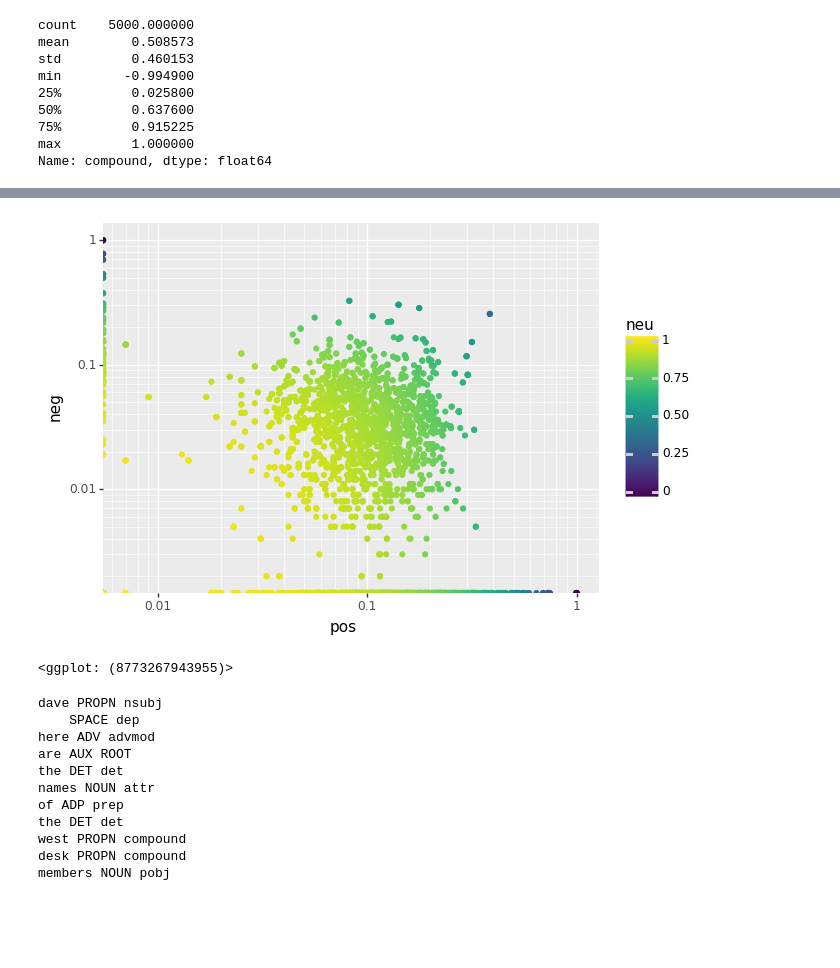
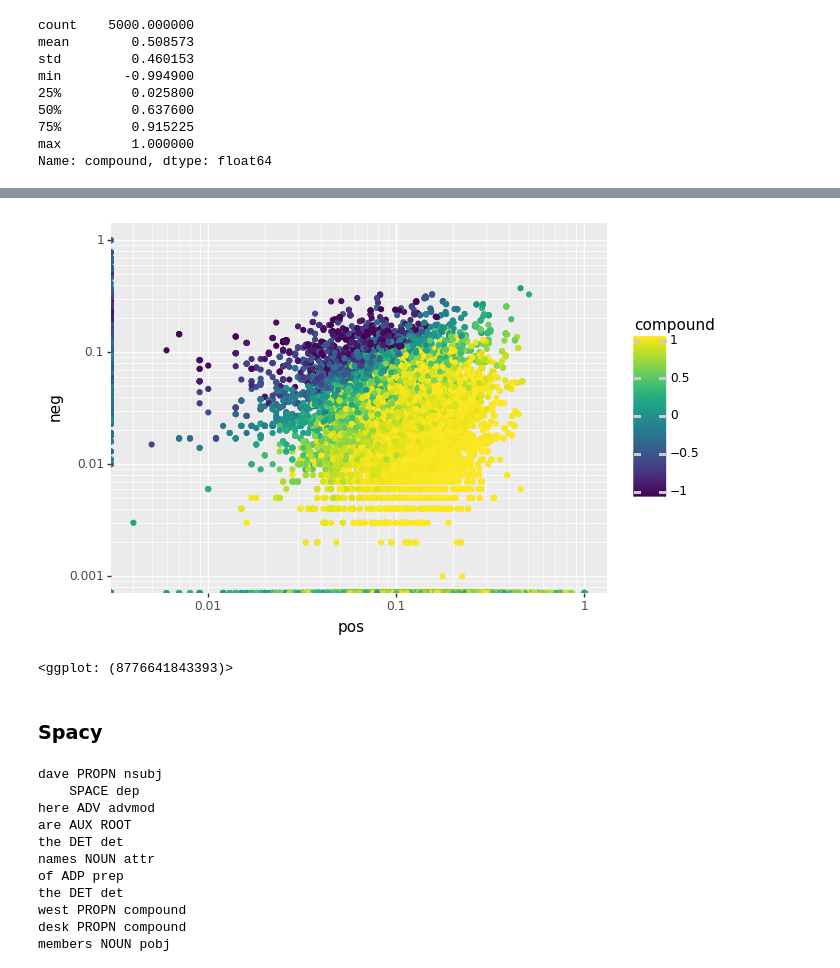
Before and after one commit to rgalindo-wl/mlops-bootcamp-capstone-emails, a Jupyter notebook: model/src/example.ipynb, the cells around one changed output, grey strips where cells are left out. Saved outputs shown, nothing was run; the diff lists cells and outputs as text; code cells hidden in the pictures; blank space fills up the shorter version.

```diff
--- a/model/src/example.ipynb
+++ b/model/src/example.ipynb
@@ -68,7 +73,7 @@ e_namefile
 '../data/emails.csv'
 # %%
 e_namefile = os.path.join(dirname, filename)
-enron = pd.read_csv(e_namefile, nrows=5000)
+enron = pd.read_csv(e_namefile, nrows=40000)
 emails = list(map(email.parser.Parser().parsestr,enron['message']))
 headings  = emails[0].keys()
 # %%
@@ -218,20 +191,22 @@ fig
 # %%
 fig = (
     ggplot(enron.dropna(subset = ['compound'])) +
     geom_point(
         aes( x = 'pos',
              y = 'neg',
-            color = 'neu'#,
+            color = 'compound'#,
            # size = 'neu'
            )
     ) +
     scale_y_log10() +
     scale_x_log10()
 )
 fig
 # %% [output]
-[figure, old version]
+[figure, new version]
-<ggplot: (8773267943955)>
+<ggplot: (8776641843393)>
+# %% [markdown]
+### Spacy
 # %%
 nlp = spacy.load('en_core_web_sm')
 # %%
```
Also changed, not shown: parts of 23 cells of this notebook, 1 other file.
